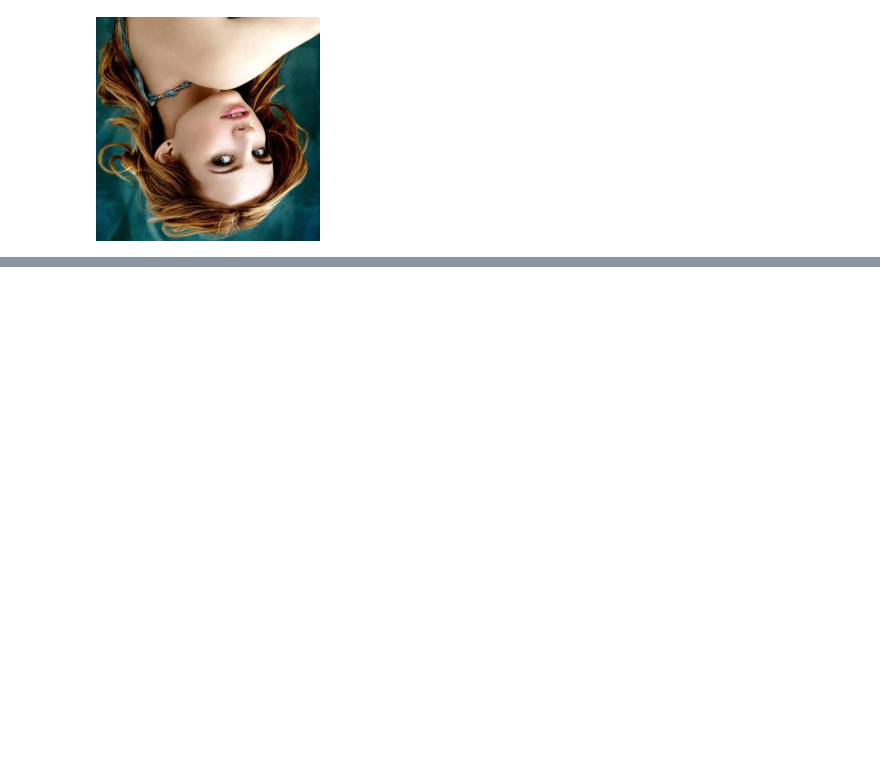
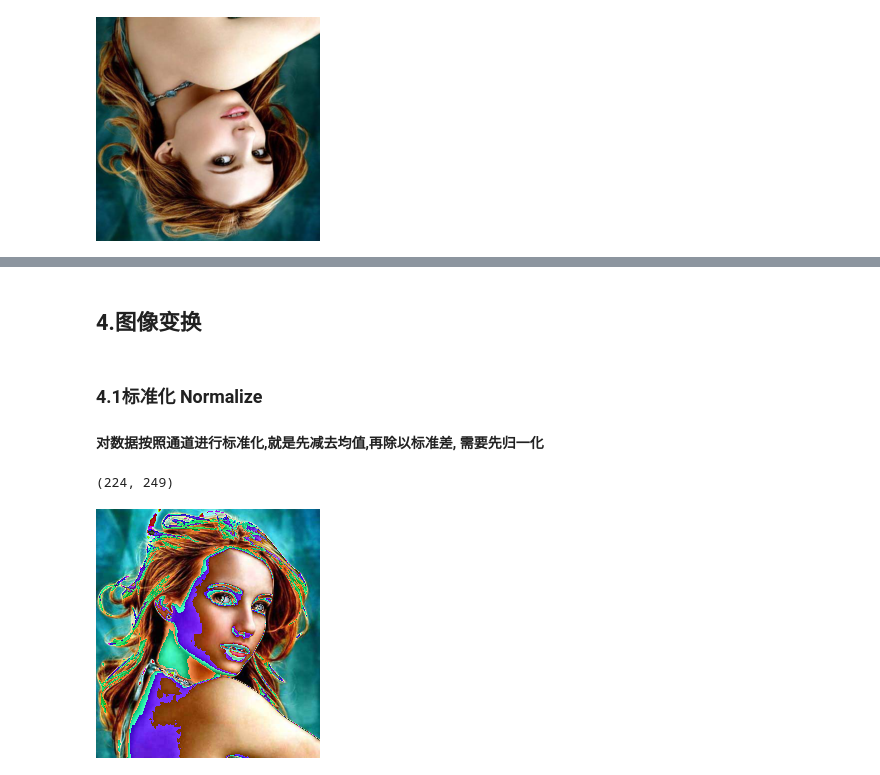
Before and after one commit to bruce1408/Pytorch_learning, a Jupyter notebook: CV/6-1.IMG/img_manual.ipynb, the cells around one changed output, grey strips where cells are left out. Cells and saved outputs as stored; diff of their text form; code cells hidden in the pictures; blank space fills up the shorter version.

```diff
--- a/CV/6-1.IMG/img_manual.ipynb
+++ b/CV/6-1.IMG/img_manual.ipynb
@@ -175,0 +183,22 @@ pFlipImg
+# %% [markdown]
+## 4.图像变换
+# %% [markdown]
+### 4.1标准化 Normalize
+#### 对数据按照通道进行标准化,就是先减去均值,再除以标准差, 需要先归一化
+# %%
+mean = [0.5, 0.5, 0.5]
+std = [0.5, 0.5, 0.5]
+
+transform = transforms.Compose([
+    transforms.Resize(224),
+    transforms.ToTensor(),  # 归一化操作在前
+    transforms.Normalize(mean, std),  # 均值, 方差
+    transforms.ToPILImage()
+])
+
+pFlipImg = transform(img)
+print(pFlipImg.size)
+pFlipImg
+# %% [output]
+(224, 249)
+[figure, added]
```
Also changed, not shown: parts of 16 cells of this notebook.
